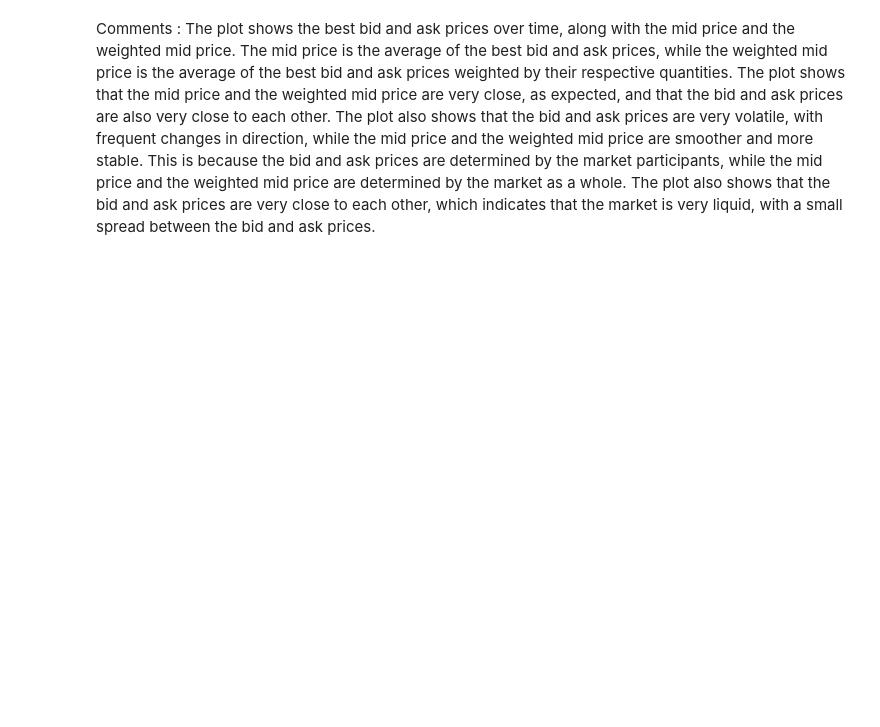
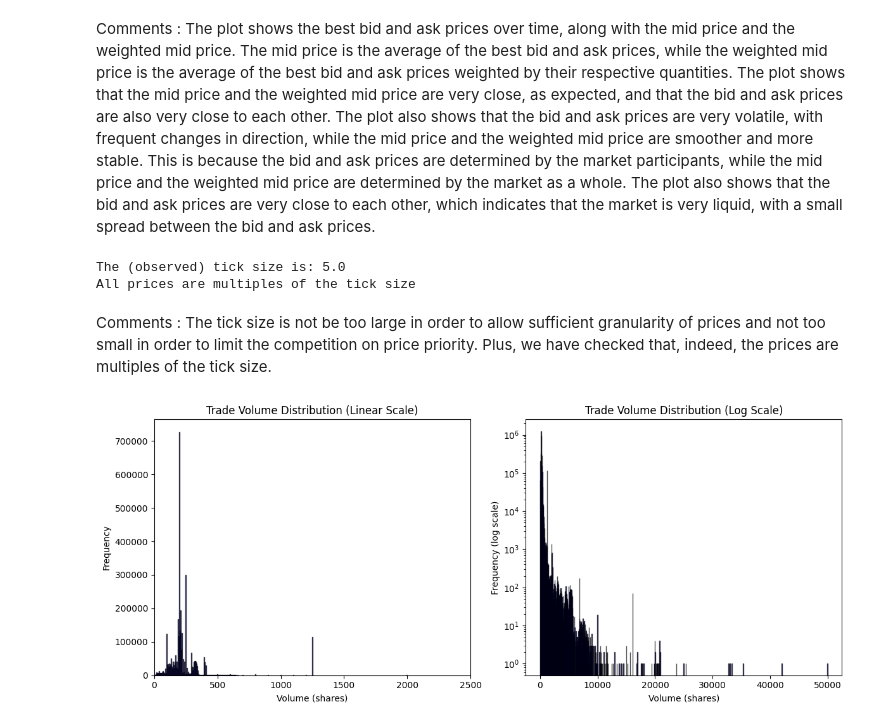
Before and after one commit to ethantrentin/High-Frequency-Data-Limit-Order-Books, a Jupyter notebook: DHF-LAB1-BOISTARD-ROCHE-TRENTIN.ipynb, the cells around one changed output. Drawn from its saved outputs; the diff is of its cells as text; code cells hidden in the pictures; blank space fills up the shorter version.

```diff
--- a/DHF-LAB1-BOISTARD-ROCHE-TRENTIN.ipynb
+++ b/DHF-LAB1-BOISTARD-ROCHE-TRENTIN.ipynb
@@ -176,3 +176,52 @@ plt.show()
 [figure]
 # %% [markdown]
 Comments : The plot shows the best bid and ask prices over time, along with the mid price and the weighted mid price. The mid price is the average of the best bid and ask prices, while the weighted mid price is the average of the best bid and ask prices weighted by their respective quantities. The plot shows that the mid price and the weighted mid price are very close, as expected, and that the bid and ask prices are also very close to each other. The plot also shows that the bid and ask prices are very volatile, with frequent changes in direction, while the mid price and the weighted mid price are smoother and more stable. This is because the bid and ask prices are determined by the market participants, while the mid price and the weighted mid price are determined by the market as a whole. The plot also shows that the bid and ask prices are very close to each other, which indicates that the market is very liquid, with a small spread between the bid and ask prices.
+# %%
+# Measurement of the tick size
+tick_a = filename_df['ap0'].diff().abs().loc[lambda x: x != 0].min()
+tick_b = filename_df['bp0'].diff().abs().loc[lambda x: x != 0].min()
+tick = min(tick_a, tick_b)
+print(f"The (observed) tick size is: {tick}")
+## we check that all prices are multiple of the tick size
+sanity_check_a = (filename_df['ap0'] % tick).sum()
+sanity_check_b = (filename_df['bp0'] % tick).sum()
+sanity_check_e = (filename_df['eprice'] % tick).sum()
+if sanity_check_a == 0 and sanity_check_b == 0 and sanity_check_e == 0:
+    print("All prices are multiples of the tick size")
+else:
+    print("Not all prices are multiples of the tick size:")
+    print(f"Ask prices: {sanity_check_a}")
+    print(f"Bid prices: {sanity_check_b}")
+    print(f"Exec prices: {sanity_check_e}")
+# %% [output]
+The (observed) tick size is: 5.0
+All prices are multiples of the tick size
+# %% [markdown]
+Comments : The tick size is not be too large in order to allow sufficient
+granularity of prices and not too small in order to limit the competition on
+price priority. Plus, we have checked that, indeed, the prices are multiples
+of the tick size.
+# %%
+# Question 3 : Distribution of the order sizes and of the duration of the trades
+# 3.1. Order sizes
+fig, axes = plt.subplots(1, 2, figsize=(12, 5))
+order_sizes = filename_df[filename_df['etype'] == 'A']['eqty']
+# --- Left Plot: Linear Scale ---
+axes[0].hist(order_sizes, bins=10000, color='blue', edgecolor='black',
+             alpha=0.7)
+axes[0].set_title('Trade Volume Distribution (Linear Scale)')
+axes[0].set_xlim(0,2500)
+axes[0].set_xlabel('Volume (shares)')
+axes[0].set_ylabel('Frequency')
+
+# --- Right Plot: Logarithmic Y-axis ---
+axes[1].hist(order_sizes, bins=1000, color='blue', edgecolor='black',
+             alpha=0.7, log=True)
+axes[1].set_title('Trade Volume Distribution (Log Scale)')
+axes[1].set_xlabel('Volume (shares)')
+axes[1].set_ylabel('Frequency (log scale)')
+
+plt.tight_layout()
+plt.show()
+# %% [output]
+[figure, added]
```
